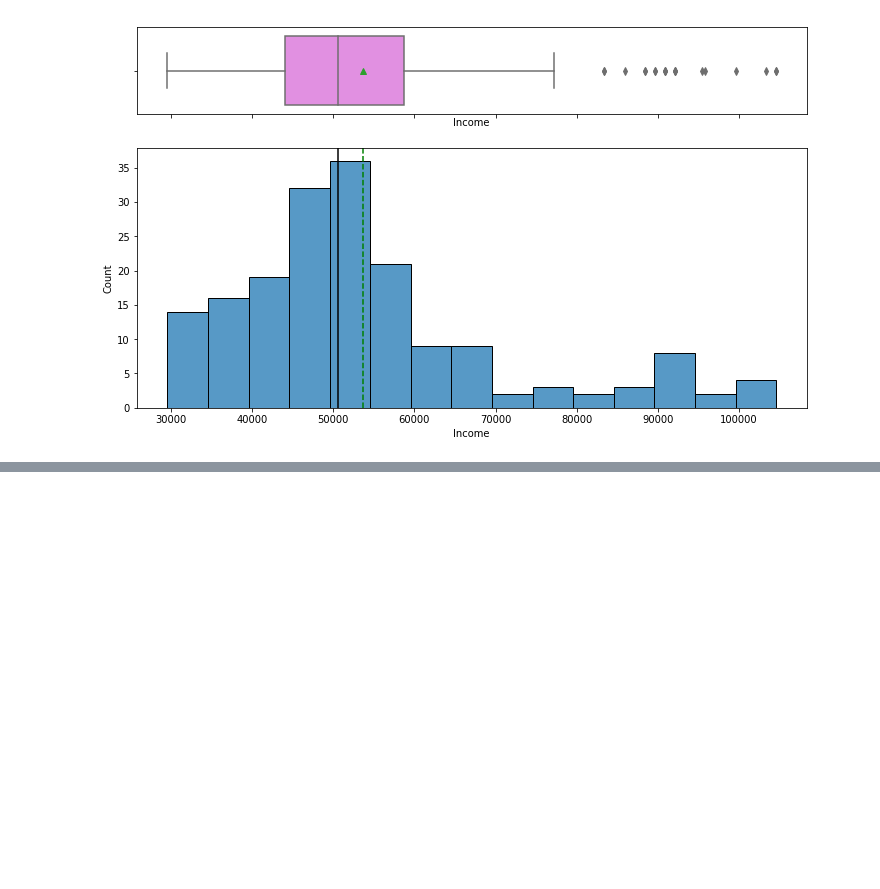
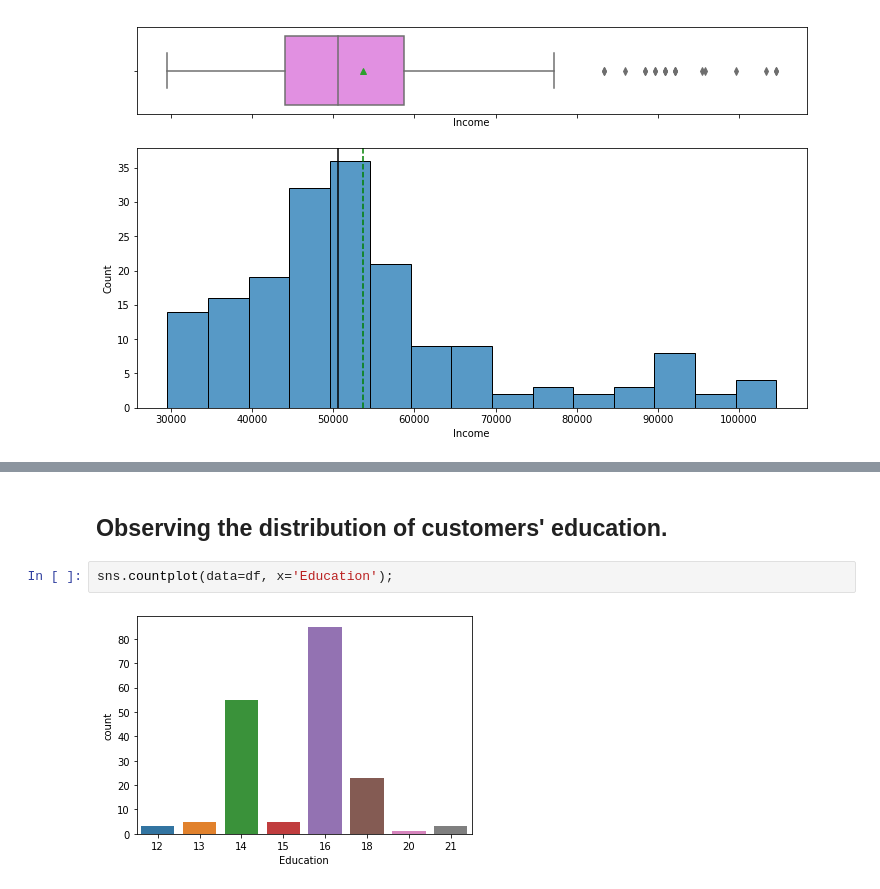
Before and after one commit to Isaac009/PGP-AIML, a Jupyter notebook: Projects/CardioGoodProject.ipynb, the cells around one changed output, grey strips where cells are left out. Drawn from its saved outputs; the diff is of its cells as text; blank space fills up the shorter version.

```diff
--- a/Projects/CardioGoodProject.ipynb
+++ b/Projects/CardioGoodProject.ipynb
@@ -218,0 +219,6 @@ histogram_boxplot(df, 'Income')
+# %% [markdown]
+## Observing the distribution of customers' education.
+# %%
+sns.countplot(data=df, x='Education');
+# %% [output]
+[figure, added]
```
Also changed, not shown: parts of 15 cells of this notebook, 2 other files.
